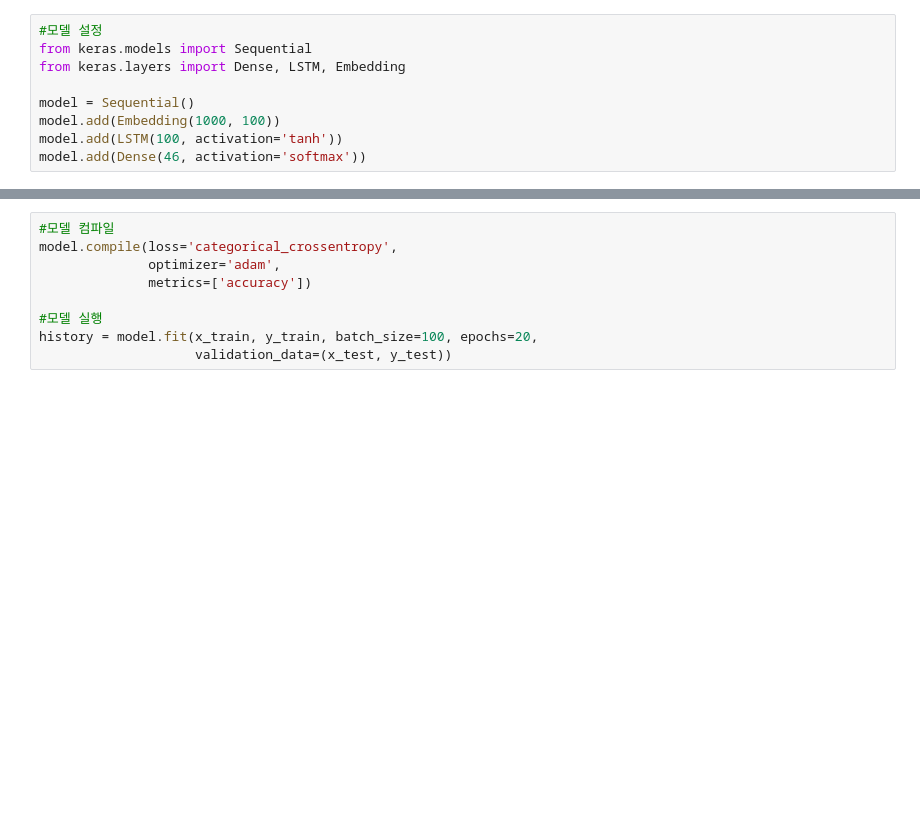
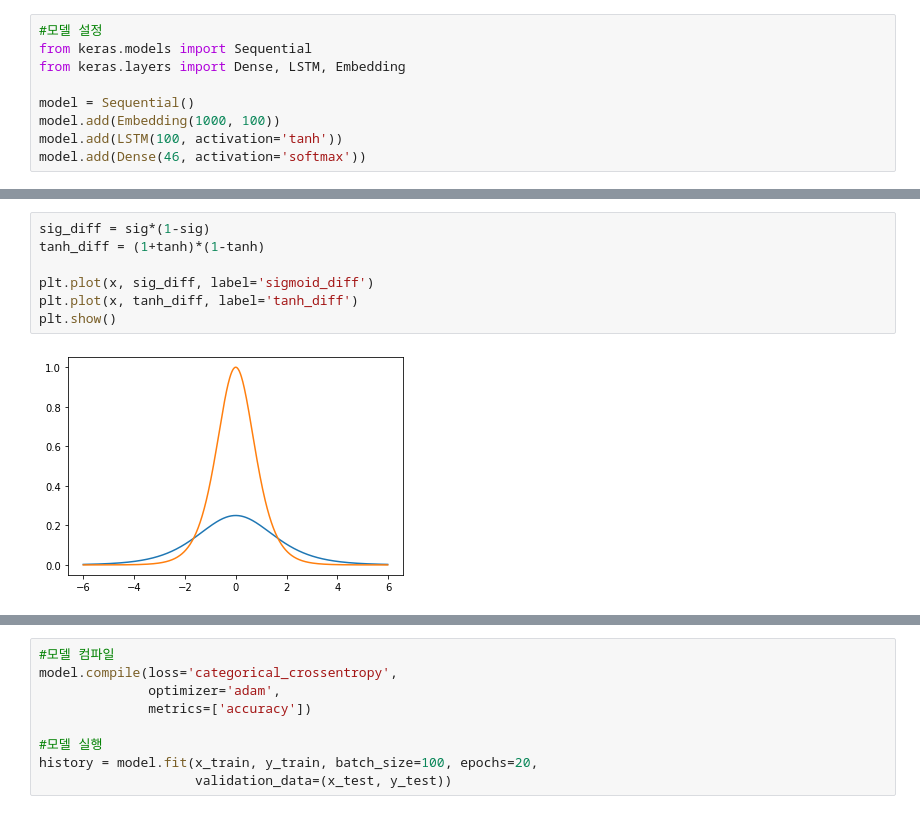
Before and after one commit to tirals88/DL_for_everyone, a Jupyter notebook: deeplearning/notebook/17장 RNN.ipynb, the cells around one changed output, grey strips where cells are left out. Cells and saved outputs as stored; diff of their text form; blank space fills up the shorter version.

```diff
--- a/deeplearning/notebook/17장 RNN.ipynb
+++ b/deeplearning/notebook/17장 RNN.ipynb
@@ -158,0 +190,9 @@ plt.show()
+# %%
+sig_diff = sig*(1-sig)
+tanh_diff = (1+tanh)*(1-tanh)
+
+plt.plot(x, sig_diff, label='sigmoid_diff')
+plt.plot(x, tanh_diff, label='tanh_diff')
+plt.show()
+# %% [output]
+[figure, added]
```
Also changed, not shown: parts of 8 cells of this notebook.
